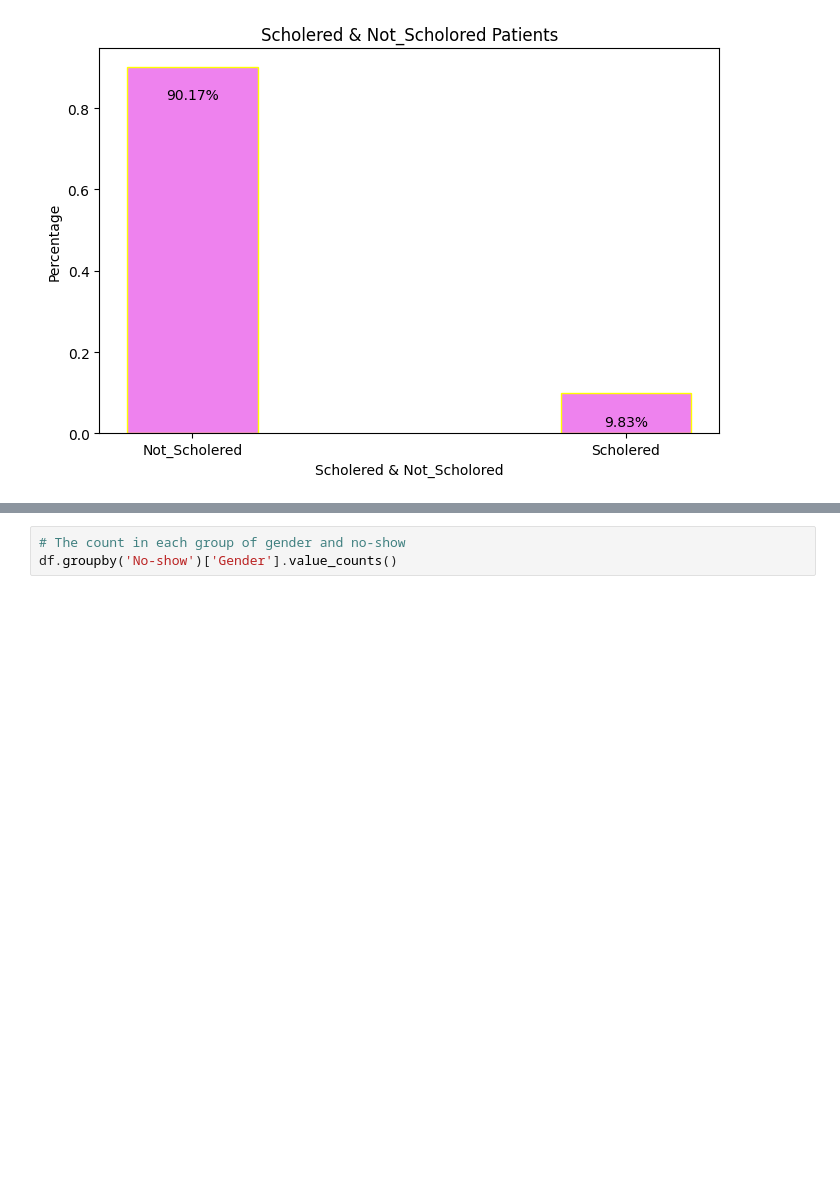
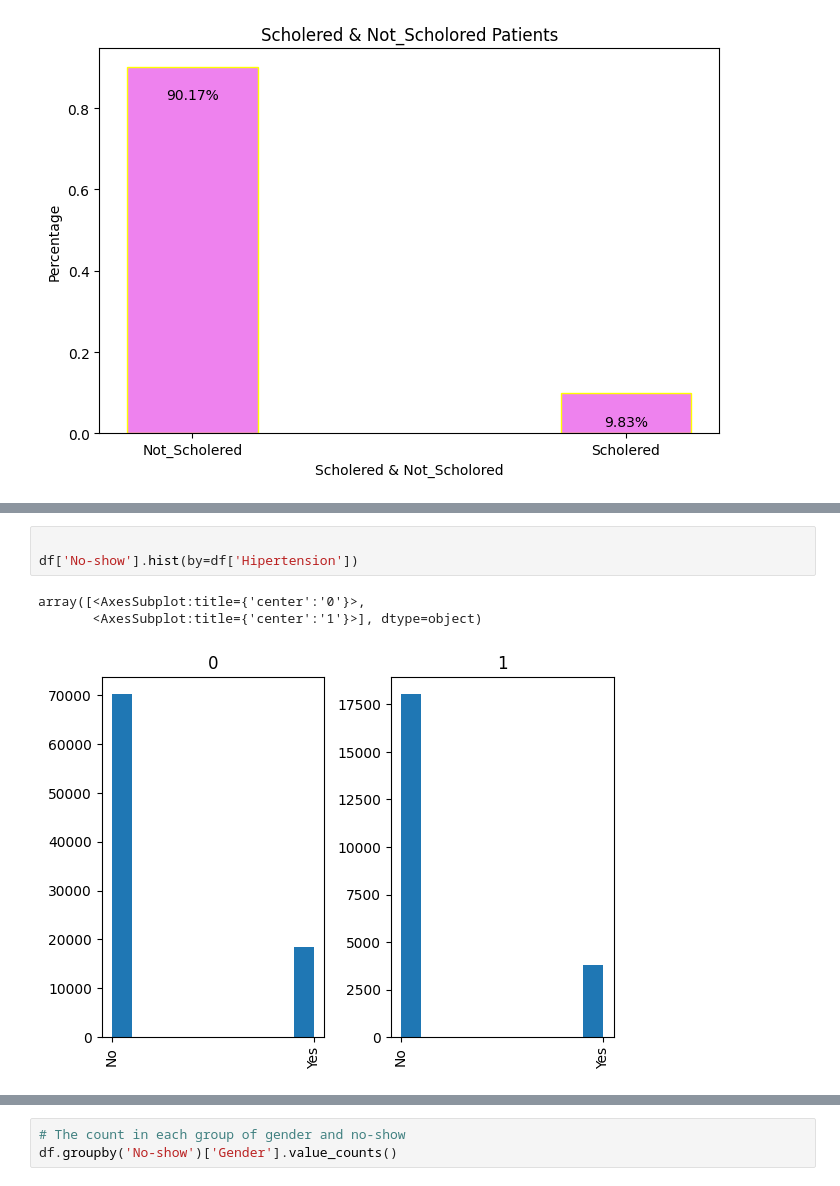
Before and after one commit to ijazkhan101/Medical-Appointment-No-Shows-EDA-Pie-charts, a Jupyter notebook: investigate a dataset.ipynb, the cells around one changed output, grey strips where cells are left out. Drawn from its saved outputs; the diff is of its cells as text; blank space fills up the shorter version.

```diff
--- a/investigate a dataset.ipynb
+++ b/investigate a dataset.ipynb
@@ -249,0 +263,7 @@ Text(0.5, 1.0, 'Scholered & Not_Scholored Patients')
+# %%
+
+df['No-show'].hist(by=df['Hipertension'])
+# %% [output]
+array([<AxesSubplot:title={'center':'0'}>,
+       <AxesSubplot:title={'center':'1'}>], dtype=object)
+[figure, added]
```
Also changed, not shown: parts of 6 cells of this notebook.
